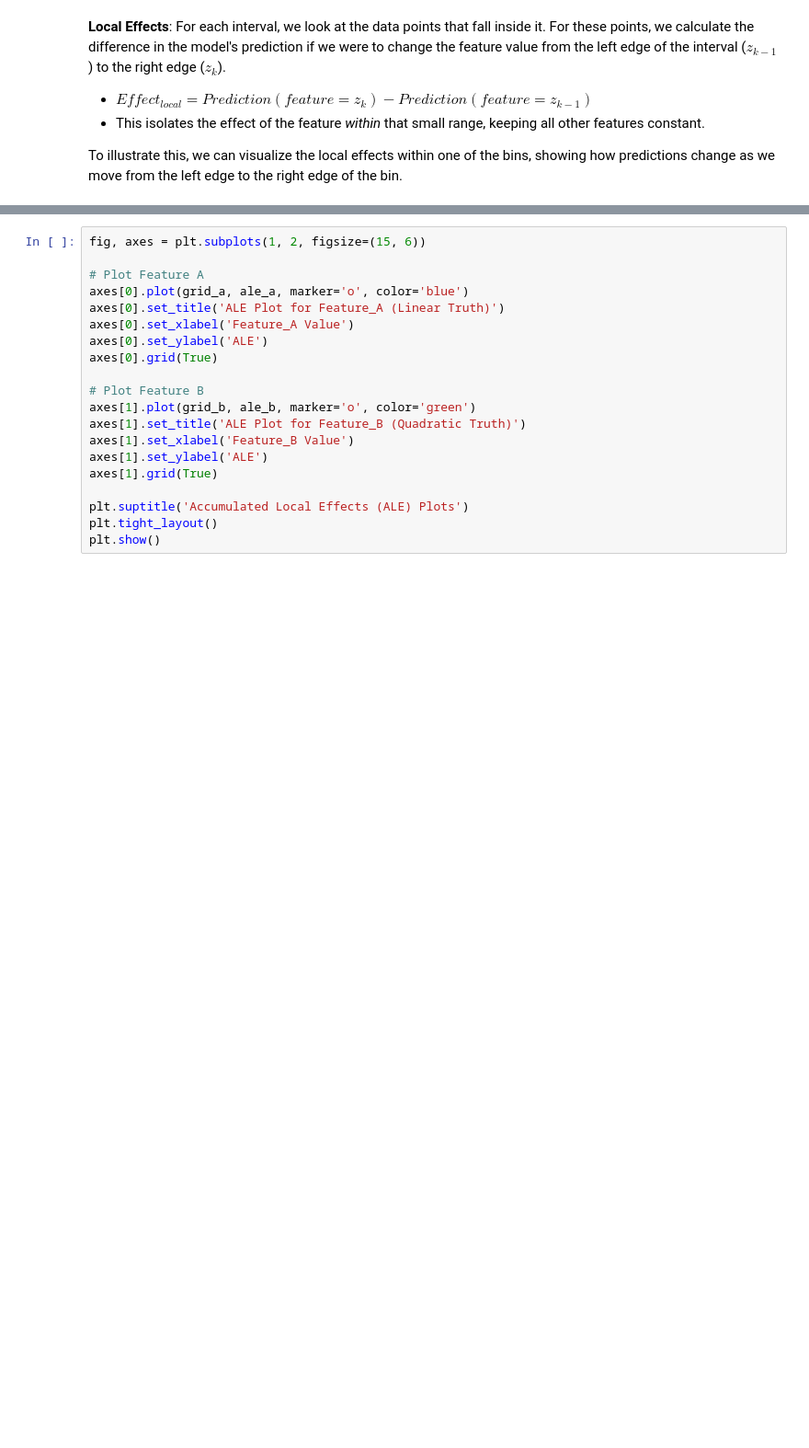
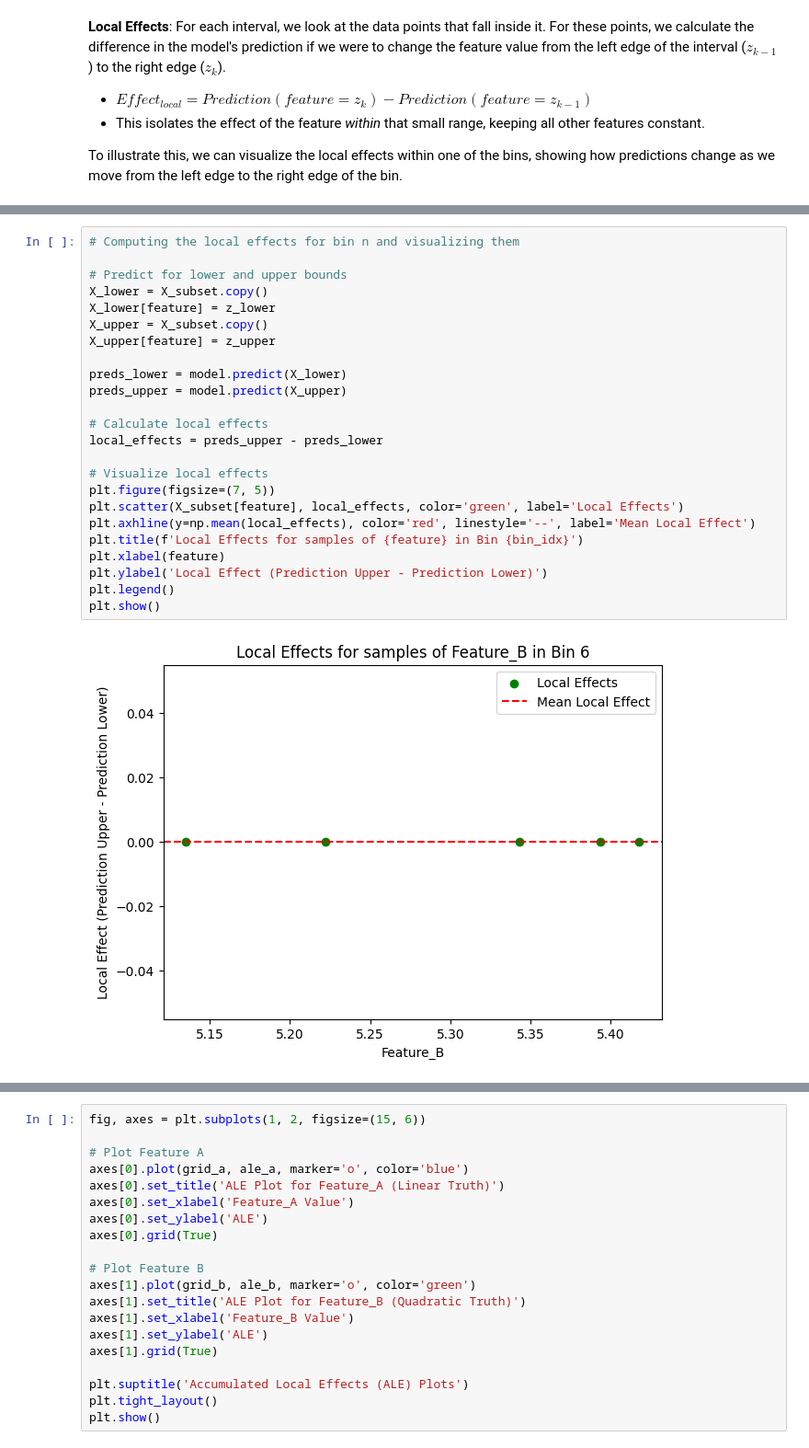
Before and after one commit to Gdeterline/Small-Projects-And-Courses, a Jupyter notebook: Courses/ALE.ipynb, the cells around one changed output, grey strips where cells are left out. Shown at 92% size. Saved outputs shown, nothing was run; the diff lists cells and outputs as text; blank space fills up the shorter version.

```diff
--- a/Courses/ALE.ipynb
+++ b/Courses/ALE.ipynb
@@ -178 +210,27 @@ n_bin_B = 4
+# %%
+# Computing the local effects for bin n and visualizing them
+
+# Predict for lower and upper bounds
+X_lower = X_subset.copy()
+X_lower[feature] = z_lower
+X_upper = X_subset.copy()
+X_upper[feature] = z_upper
+
+preds_lower = model.predict(X_lower)
+preds_upper = model.predict(X_upper)
+
+# Calculate local effects
+local_effects = preds_upper - preds_lower
+
+# Visualize local effects
+plt.figure(figsize=(7, 5))
+plt.scatter(X_subset[feature], local_effects, color='green', label='Local Effects')
+plt.axhline(y=np.mean(local_effects), color='red', linestyle='--', label='Mean Local Effect')
+plt.title(f'Local Effects for samples of {feature} in Bin {bin_idx}')
+plt.xlabel(feature)
+plt.ylabel('Local Effect (Prediction Upper - Prediction Lower)')
+plt.legend()
+plt.show()
+# %% [output]
+[figure, added]
 # %% [markdown]
```
Also changed, not shown: parts of 10 cells of this notebook.
